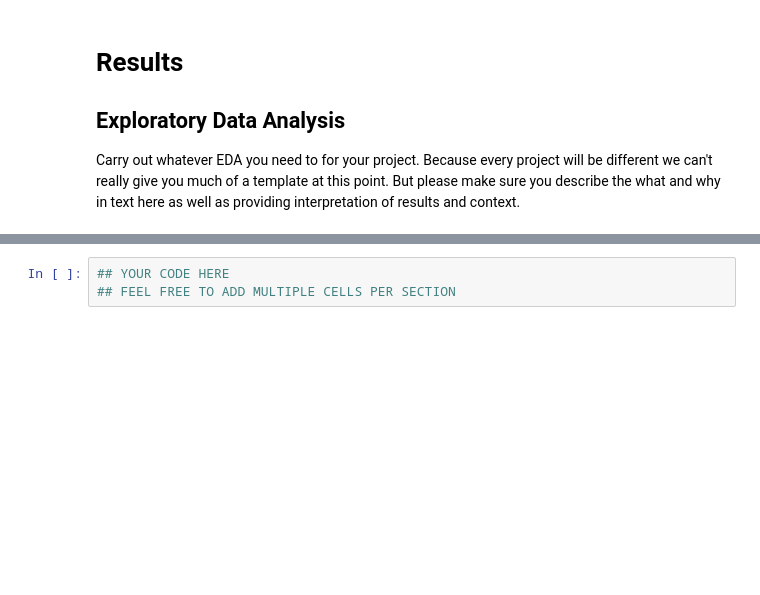
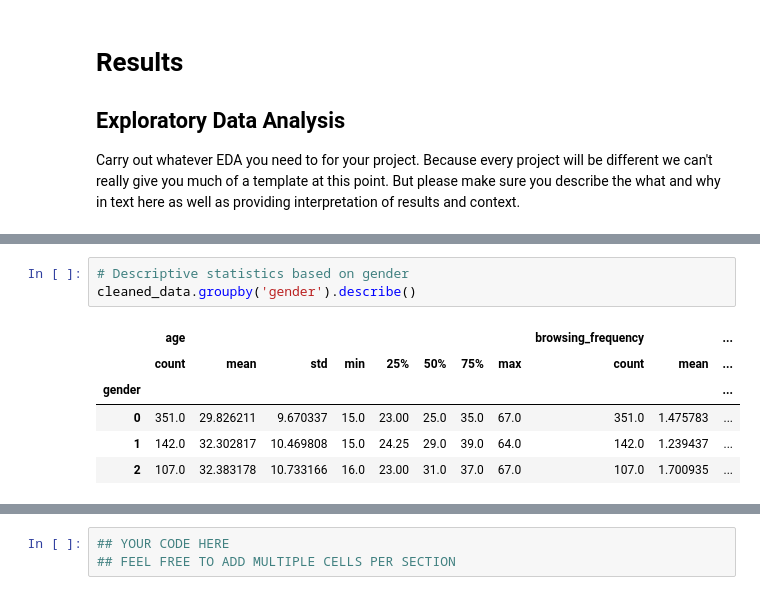
Before and after one commit to dylanatianzar/Amazon-Behavior-EDA, a Jupyter notebook: EDACheckpoint_group036.ipynb, the cells around one changed output, grey strips where cells are left out. Cells and saved outputs as stored; diff of their text form; blank space fills up the shorter version.

```diff
--- a/EDACheckpoint_group036.ipynb
+++ b/EDACheckpoint_group036.ipynb
@@ -272,0 +311,10 @@ Carry out whatever EDA you need to for your project.  Because every project will
+# %%
+# Descriptive statistics based on gender
+cleaned_data.groupby('gender').describe()
+# %% [output]
+|  | age |  |  |  |  |  |  |  | browsing_frequency |  | ... |
+|  | count | mean | std | min | 25% | 50% | 75% | max | count | mean | ... |
+| gender |  |  |  |  |  |  |  |  |  |  | ... |
+| 0 | 351.0 | 29.826211 | 9.670337 | 15.0 | 23.00 | 25.0 | 35.0 | 67.0 | 351.0 | 1.475783 | ... |
+| 1 | 142.0 | 32.302817 | 10.469808 | 15.0 | 24.25 | 29.0 | 39.0 | 64.0 | 142.0 | 1.239437 | ... |
+| 2 | 107.0 | 32.383178 | 10.733166 | 16.0 | 23.00 | 31.0 | 37.0 | 67.0 | 107.0 | 1.700935 | ... |
```
Also changed, not shown: parts of 19 cells of this notebook, 1 other file.
